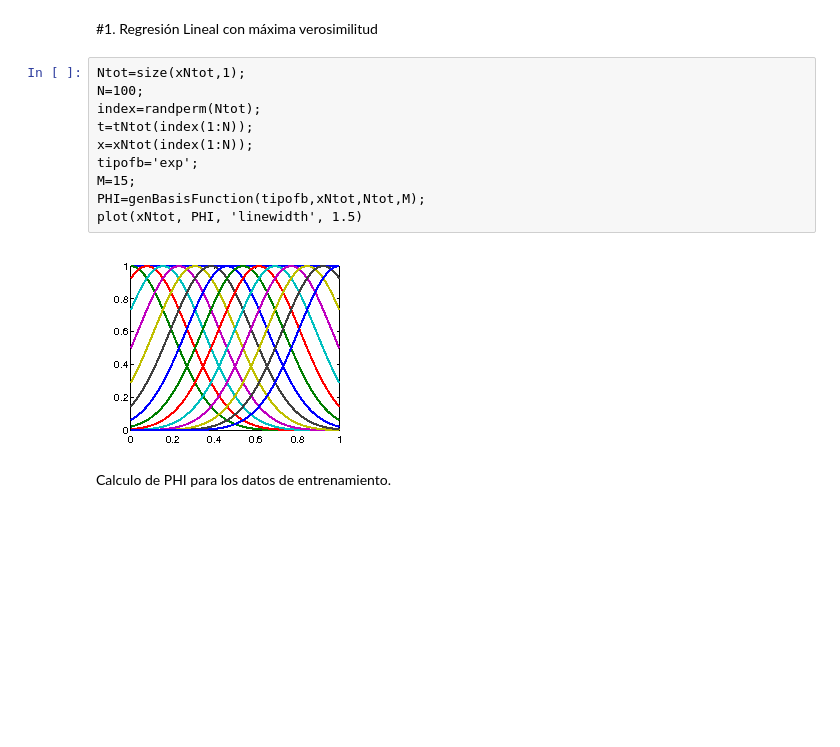
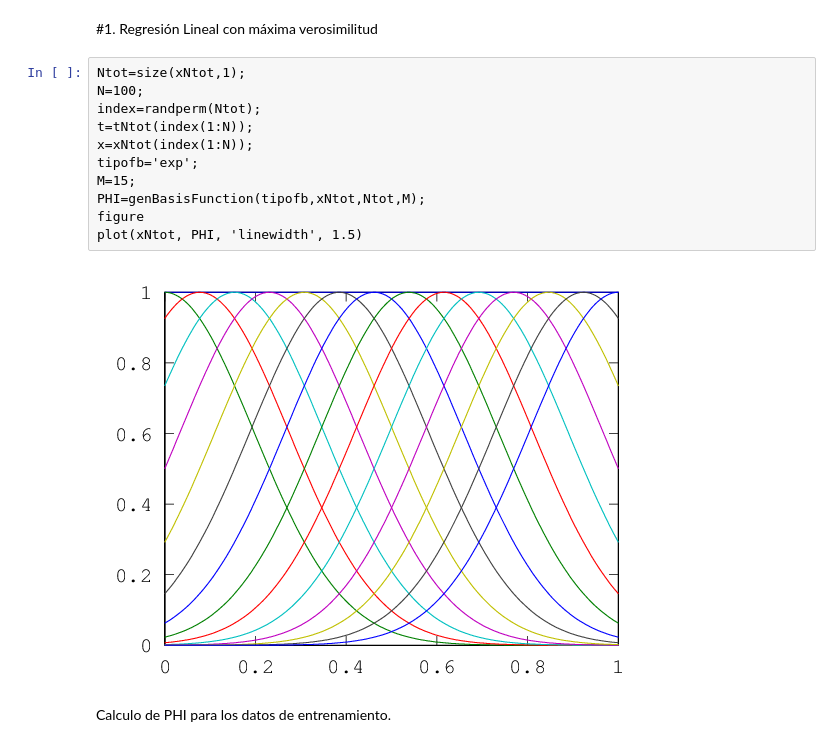
Before and after one commit to anguivego/InformeIA, a Jupyter notebook: lab2/regresion_lineal.ipynb, the cells around one changed output. Cells and saved outputs as stored; diff of their text form; blank space fills up the shorter version.

```diff
--- a/lab2/regresion_lineal.ipynb
+++ b/lab2/regresion_lineal.ipynb
@@ -32,15 +34,16 @@ set(h_legend,'FontSize',7);
 # %%
 Ntot=size(xNtot,1);
 N=100;
 index=randperm(Ntot);
 t=tNtot(index(1:N));
 x=xNtot(index(1:N));
 tipofb='exp';
 M=15;
 PHI=genBasisFunction(tipofb,xNtot,Ntot,M);
+figure
 plot(xNtot, PHI, 'linewidth', 1.5)
 # %% [output]
-[figure, old version]
+[figure, new version]
 # %% [markdown]
 Calculo de PHI para los datos de entrenamiento.
 # %%
```
Also changed, not shown: parts of 8 cells of this notebook.
